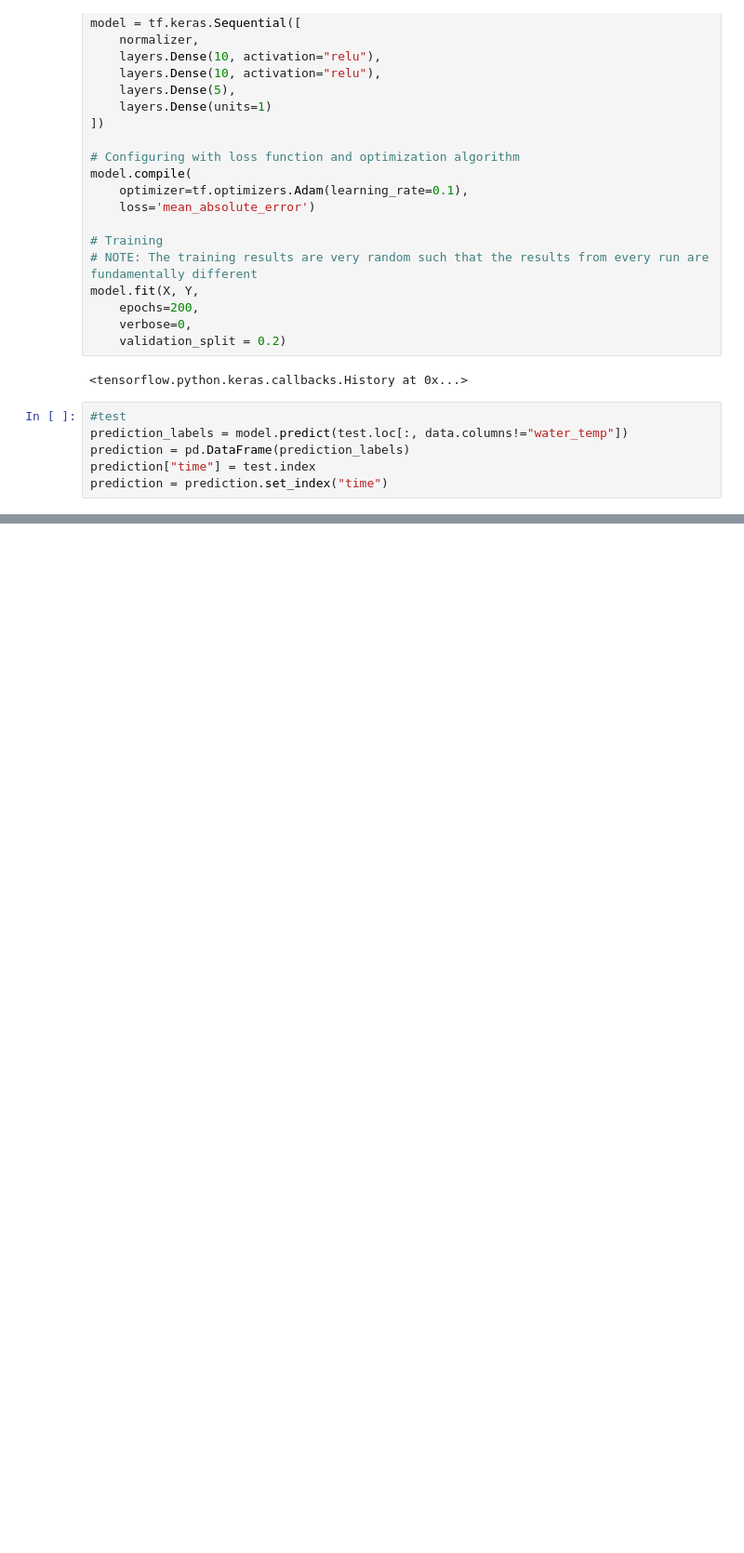
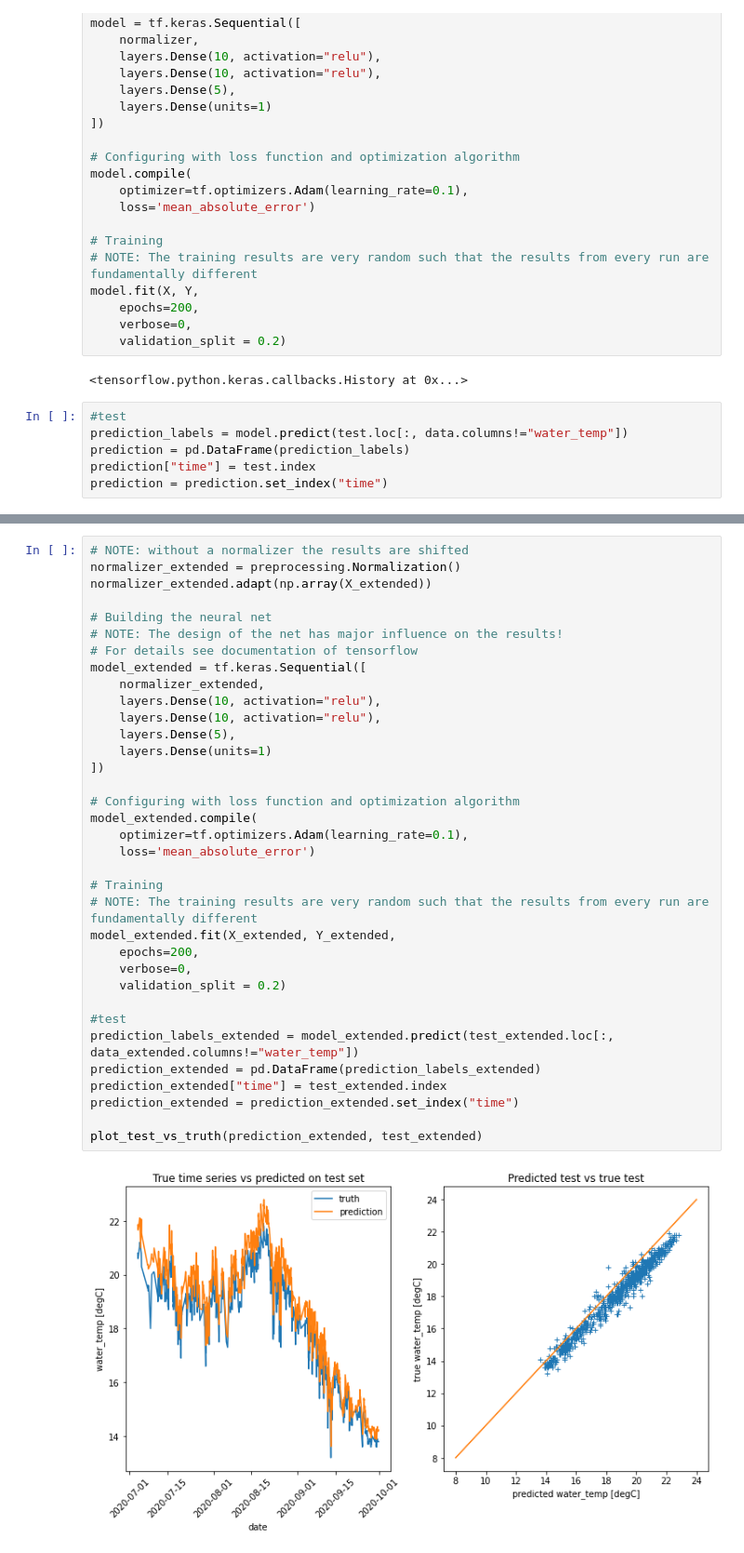
Before and after one commit to FlorianBeiser/havvarsel-data-driven-pred, a Jupyter notebook: DataAnalyser-sorenga.ipynb, the cells around one changed output, grey strips where cells are left out. Shown at 93% size. Saved outputs shown, nothing was run; the diff lists cells and outputs as text; blank space fills up the shorter version.

```diff
--- a/DataAnalyser-sorenga.ipynb
+++ b/DataAnalyser-sorenga.ipynb
@@ -375,0 +368,37 @@ plot_test_vs_truth(prediction)
+# %%
+# NOTE: without a normalizer the results are shifted
+normalizer_extended = preprocessing.Normalization()
+normalizer_extended.adapt(np.array(X_extended))
+
+# Building the neural net
+# NOTE: The design of the net has major influence on the results!
+# For details see documentation of tensorflow
+model_extended = tf.keras.Sequential([
+    normalizer_extended,
+    layers.Dense(10, activation="relu"),
+    layers.Dense(10, activation="relu"),
+    layers.Dense(5),
+    layers.Dense(units=1)
+])
+
+# Configuring with loss function and optimization algorithm
+model_extended.compile(
+    optimizer=tf.optimizers.Adam(learning_rate=0.1),
+    loss='mean_absolute_error')
+
+# Training
+# NOTE: The training results are very random such that the results from every run are fundamentally different
+model_extended.fit(X_extended, Y_extended,
+    epochs=200,
+    verbose=0,
+    validation_split = 0.2)
+
+#test
+prediction_labels_extended = model_extended.predict(test_extended.loc[:, data_extended.columns!="water_temp"])
+prediction_extended = pd.DataFrame(prediction_labels_extended)
+prediction_extended["time"] = test_extended.index
+prediction_extended = prediction_extended.set_index("time")
+
+plot_test_vs_truth(prediction_extended, test_extended)
+# %% [output]
+[figure, added]
```
Also changed, not shown: parts of 7 cells of this notebook, 1 other file.
